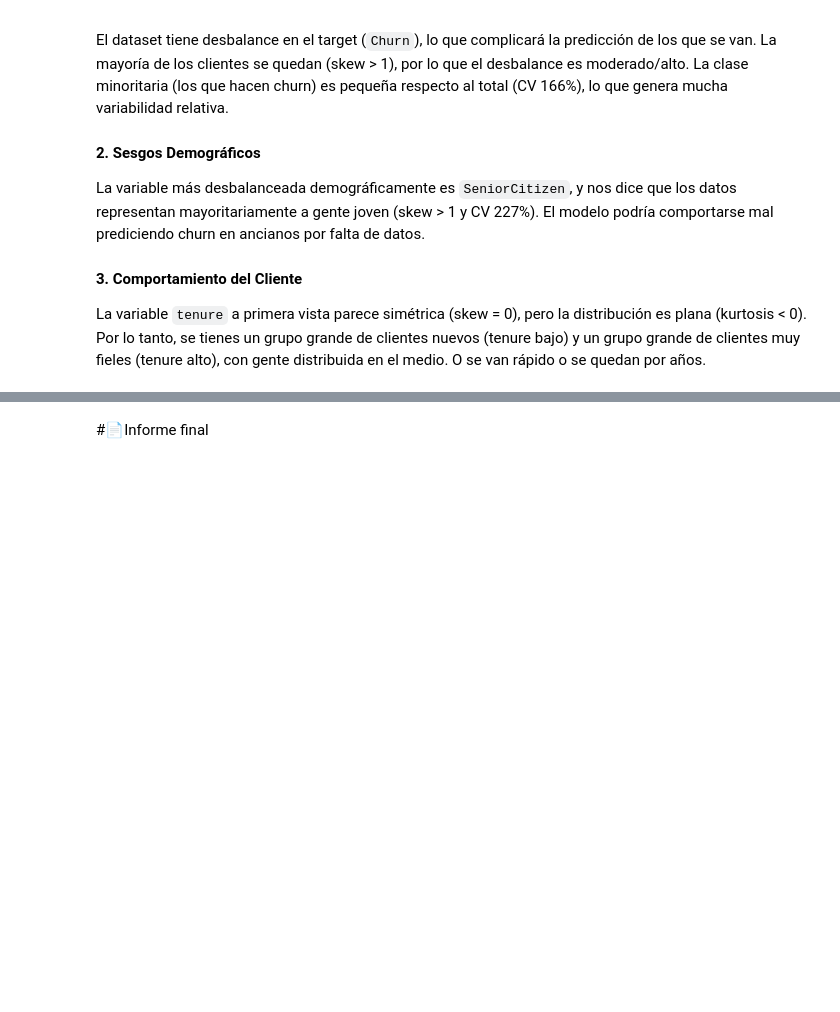
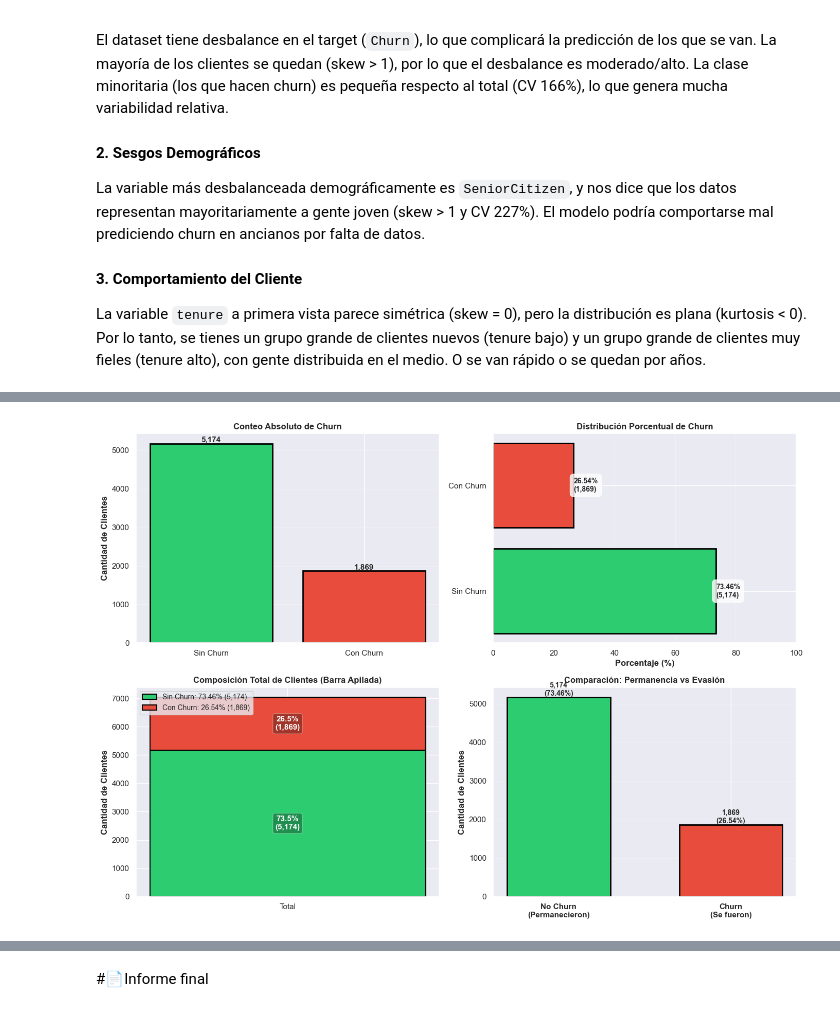
Before and after one commit to marianoInsa/ONE-TelecomX, a Jupyter notebook: Challenge-TelecomX.ipynb, the cells around one changed output, grey strips where cells are left out. Cells and saved outputs as stored; diff of their text form; code cells hidden in the pictures; blank space fills up the shorter version.

```diff
--- a/Challenge-TelecomX.ipynb
+++ b/Challenge-TelecomX.ipynb
@@ -861,0 +1012,85 @@ La variable `tenure` a primera vista parece simétrica (skew = 0), pero la distr
+# %%
+fig, axes = plt.subplots(2, 2, figsize=(14, 10))
+
+# 1. Barras verticales con conteos
+churn_counts = calcular_conteo_churn(df, verbose=False)
+categories = ['Sin Churn', 'Con Churn']
+colors = ['#2ecc71', '#e74c3c']
+
+bars1 = axes[0, 0].bar(categories, churn_counts.values, color=colors, edgecolor='black', linewidth=2)
+axes[0, 0].set_ylabel('Cantidad de Clientes', fontweight='bold')
+axes[0, 0].set_title('Conteo Absoluto de Churn', fontweight='bold', fontsize=12)
+axes[0, 0].grid(True, alpha=0.3, axis='y')
+
+# Añadir valores en las barras
+for bar in bars1:
+    height = bar.get_height()
+    axes[0, 0].text(bar.get_x() + bar.get_width()/2., height,
+                    f'{int(height):,}',
+                    ha='center', va='bottom', fontweight='bold', fontsize=11)
+
+# 2. Barras horizontales con porcentajes
+churn_pct = (churn_counts / len(df) * 100).values
+bars2 = axes[0, 1].barh(categories, churn_pct, color=colors, edgecolor='black', linewidth=2)
+axes[0, 1].set_xlabel('Porcentaje (%)', fontweight='bold')
+axes[0, 1].set_title('Distribución Porcentual de Churn', fontweight='bold', fontsize=12)
+axes[0, 1].set_xlim(0, 100)
+axes[0, 1].grid(True, alpha=0.3, axis='x')
+
+# Añadir valores en las barras
+for i, bar in enumerate(bars2):
+    width = bar.get_width()
+    axes[0, 1].text(width, bar.get_y() + bar.get_height()/2.,
+                    f'{width:.2f}%\n({churn_counts.values[i]:,})',
+                    ha='left', va='center', fontweight='bold', fontsize=10,
+                    bbox=dict(boxstyle='round,pad=0.5', facecolor='white', alpha=0.8))
+
+# 3. Barras apiladas porcentuales
+data_pct = churn_counts / churn_counts.sum() * 100
+bars3 = axes[1, 0].bar(['Total'], churn_counts.sum(),
+                        color=['#f0f0f0'], edgecolor='black', linewidth=2)
+
+# Dividir la barra en segmentos
+bottom_val = 0
+colors_segment = ['#2ecc71', '#e74c3c']
+for idx, (count, pct) in enumerate(zip(churn_counts.values, data_pct.values)):
+    axes[1, 0].bar(['Total'], count, bottom=bottom_val,
+                   color=colors_segment[idx], edgecolor='black', linewidth=1.5,
+                   label=f'{categories[idx]}: {pct:.2f}% ({count:,})')
+
+    # Añadir texto en el segmento
+    axes[1, 0].text(0, bottom_val + count/2, f'{pct:.1f}%\n({count:,})',
+                   ha='center', va='center', fontweight='bold',
+                   fontsize=11, color='white',
+                   bbox=dict(boxstyle='round,pad=0.3', facecolor='black', alpha=0.3))
+    bottom_val += count
+
+axes[1, 0].set_ylabel('Cantidad de Clientes', fontweight='bold')
+axes[1, 0].set_title('Composición Total de Clientes (Barra Apilada)', fontweight='bold', fontsize=12)
+axes[1, 0].legend(loc='upper left', fontsize=10)
+
+# 4. Comparación visual de proporciones
+churn_labels = ['No Churn\n(Permanecieron)', 'Churn\n(Se fueron)']
+bars4 = axes[1, 1].bar(range(len(churn_counts)), churn_counts.values,
+                        color=colors, edgecolor='black', linewidth=2, width=0.6)
+
+axes[1, 1].set_xticks(range(len(churn_counts)))
+axes[1, 1].set_xticklabels(churn_labels, fontsize=11, fontweight='bold')
+axes[1, 1].set_ylabel('Cantidad de Clientes', fontweight='bold')
+axes[1, 1].set_title('Comparación: Permanencia vs Evasión', fontweight='bold', fontsize=12)
+axes[1, 1].grid(True, alpha=0.3, axis='y')
+
+# Añadir valores y porcentajes
+for i, bar in enumerate(bars4):
+    height = bar.get_height()
+    pct = (height / churn_counts.sum()) * 100
+    axes[1, 1].text(bar.get_x() + bar.get_width()/2., height,
+                   f'{int(height):,}\n({pct:.2f}%)',
+                   ha='center', va='bottom', fontweight='bold', fontsize=10)
+
+plt.tight_layout()
+plt.show()
+
+print("✓ Gráficos de Barras generados exitosamente")
+# %% [output]
+[figure, added]
```
Also changed, not shown: parts of 20 cells of this notebook.
